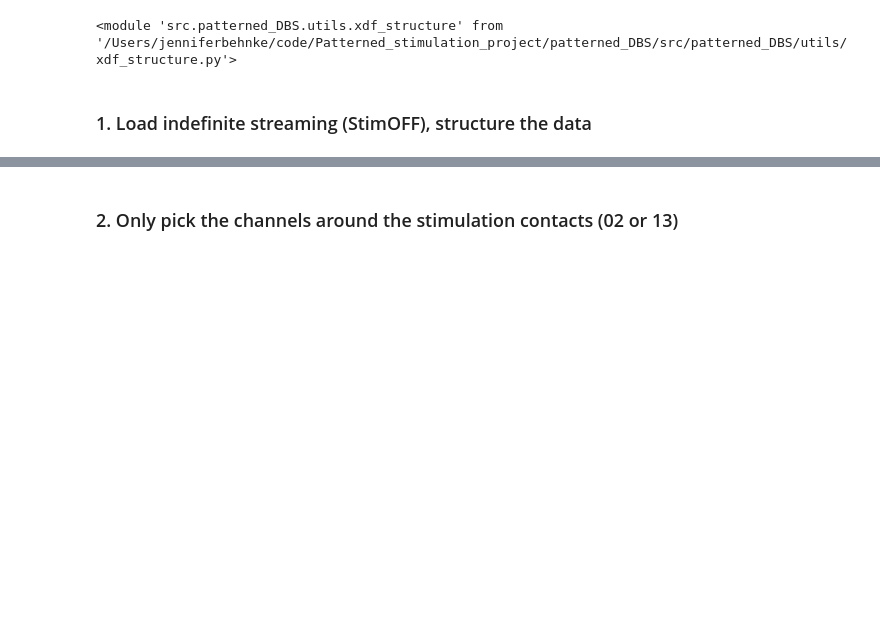
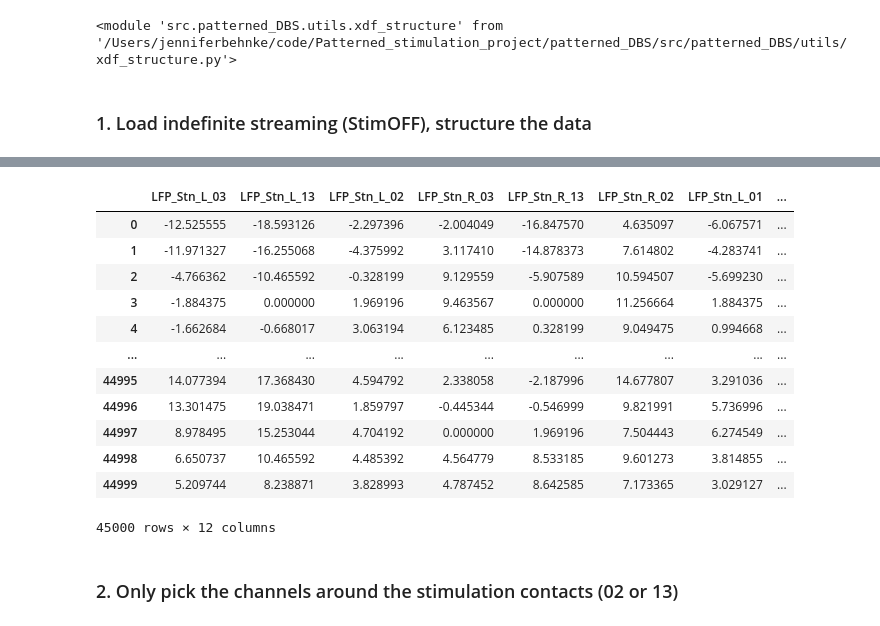
Before and after one commit to JKBehnke/patterned_DBS, a Jupyter notebook: notebooks/lfp_indef_str_processing.ipynb, the cells around one changed output, grey strips where cells are left out. Saved outputs shown, nothing was run; the diff lists cells and outputs as text; code cells hidden in the pictures; blank space fills up the shorter version.

```diff
--- a/notebooks/lfp_indef_str_processing.ipynb
+++ b/notebooks/lfp_indef_str_processing.ipynb
@@ -116,4 +133,20 @@ indef_str_data["raw_data"]
 45000 rows × 12 columns
+# %%
+indef_str_data["ecg_cleaned_data"]
+# %% [output]
+|  | LFP_Stn_L_03 | LFP_Stn_L_13 | LFP_Stn_L_02 | LFP_Stn_R_03 | LFP_Stn_R_13 | LFP_Stn_R_02 | LFP_Stn_L_01 | ... |
+| 0 | -12.525555 | -18.593126 | -2.297396 | -2.004049 | -16.847570 | 4.635097 | -6.067571 | ... |
+| 1 | -11.971327 | -16.255068 | -4.375992 | 3.117410 | -14.878373 | 7.614802 | -4.283741 | ... |
+| 2 | -4.766362 | -10.465592 | -0.328199 | 9.129559 | -5.907589 | 10.594507 | -5.699230 | ... |
+| 3 | -1.884375 | 0.000000 | 1.969196 | 9.463567 | 0.000000 | 11.256664 | 1.884375 | ... |
+| 4 | -1.662684 | -0.668017 | 3.063194 | 6.123485 | 0.328199 | 9.049475 | 0.994668 | ... |
+| ... | ... | ... | ... | ... | ... | ... | ... | ... |
+| 44995 | 14.077394 | 17.368430 | 4.594792 | 2.338058 | -2.187996 | 14.677807 | 3.291036 | ... |
+| 44996 | 13.301475 | 19.038471 | 1.859797 | -0.445344 | -0.546999 | 9.821991 | 5.736996 | ... |
+| 44997 | 8.978495 | 15.253044 | 4.704192 | 0.000000 | 1.969196 | 7.504443 | 6.274549 | ... |
+| 44998 | 6.650737 | 10.465592 | 4.485392 | 4.564779 | 8.533185 | 9.601273 | 3.814855 | ... |
+| 44999 | 5.209744 | 8.238871 | 3.828993 | 4.787452 | 8.642585 | 7.173365 | 3.029127 | ... |
+45000 rows × 12 columns
 # %% [markdown]
 ### 2. Only pick the channels around the stimulation contacts (02 or 13)
 # %%
```
Also changed, not shown: parts of 15 cells of this notebook, 5 other files.
